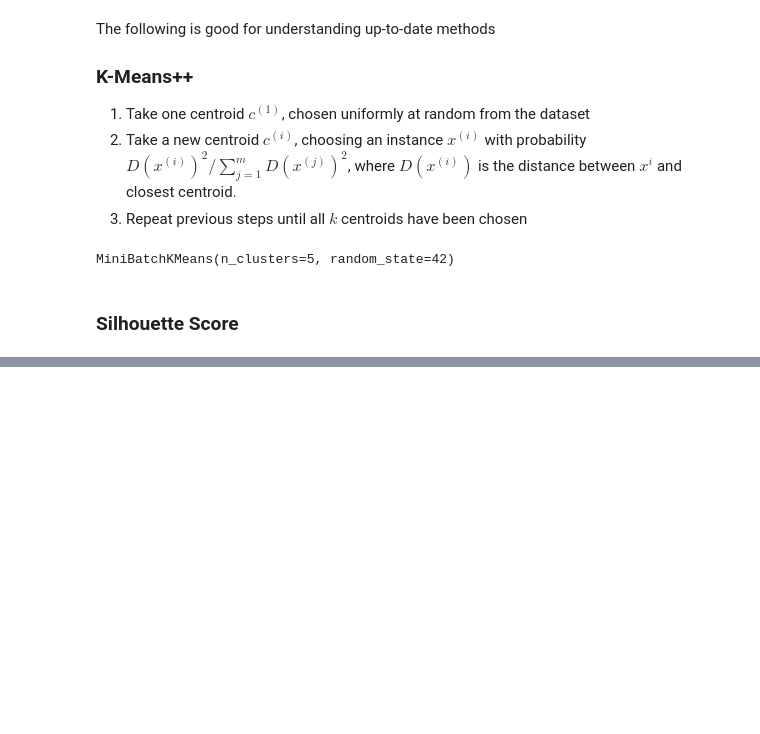
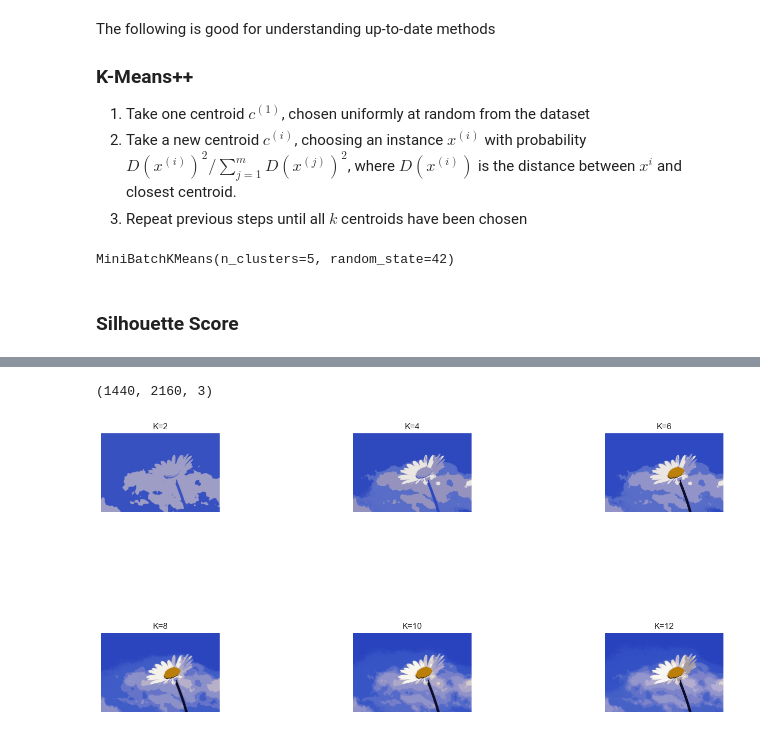
Before and after one commit to S-Coding-Stuff/Machine_Learning_10, a Jupyter notebook: 06_Clustering/k_means_clustering.ipynb, the cells around one changed output, grey strips where cells are left out. Cells and saved outputs as stored; diff of their text form; code cells hidden in the pictures; blank space fills up the shorter version.

```diff
--- a/06_Clustering/k_means_clustering.ipynb
+++ b/06_Clustering/k_means_clustering.ipynb
@@ -100,0 +112,27 @@ plt.show()
+# %%
+import PIL
+filepath = "Flower_stock_photo.jpg"
+image = np.asarray(PIL.Image.open(filepath))
+image.shape
+# %% [output]
+(1440, 2160, 3)
+# %%
+X = image.reshape((-1, 3))
+# %%
+clusters = [2, 4, 6, 8, 10, 12]
+
+plt.figure(figsize=(15,8))
+for i in clusters:
+    kmeans = KMeans(n_clusters=i, random_state=42).fit(X)
+    segmented_img = kmeans.cluster_centers_[kmeans.labels_]
+    segmented_img = segmented_img.reshape(image.shape).astype(np.uint8)
+
+    plt.subplot(2, len(clusters), i)
+    plt.imshow(segmented_img)
+    plt.title(f'K={i}')
+    plt.axis('off')
+
+plt.tight_layout()
+plt.show()
+# %% [output]
+[figure, added]
```
Also changed, not shown: parts of 8 cells of this notebook.
